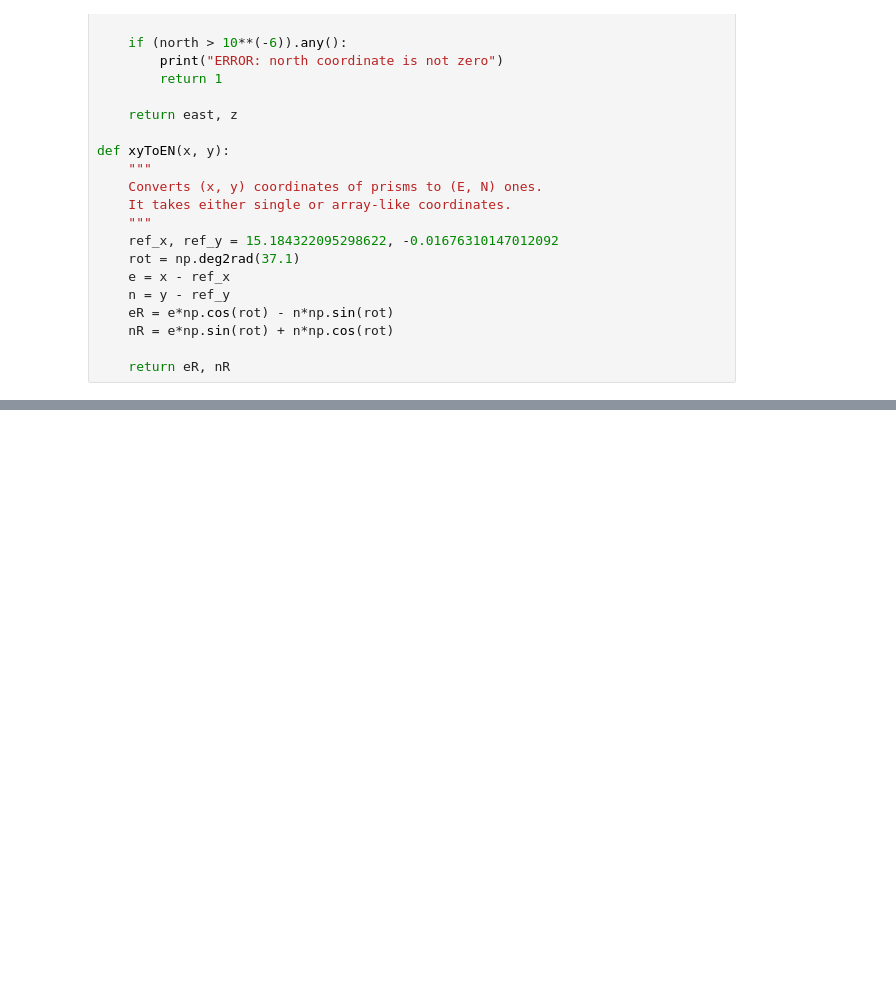
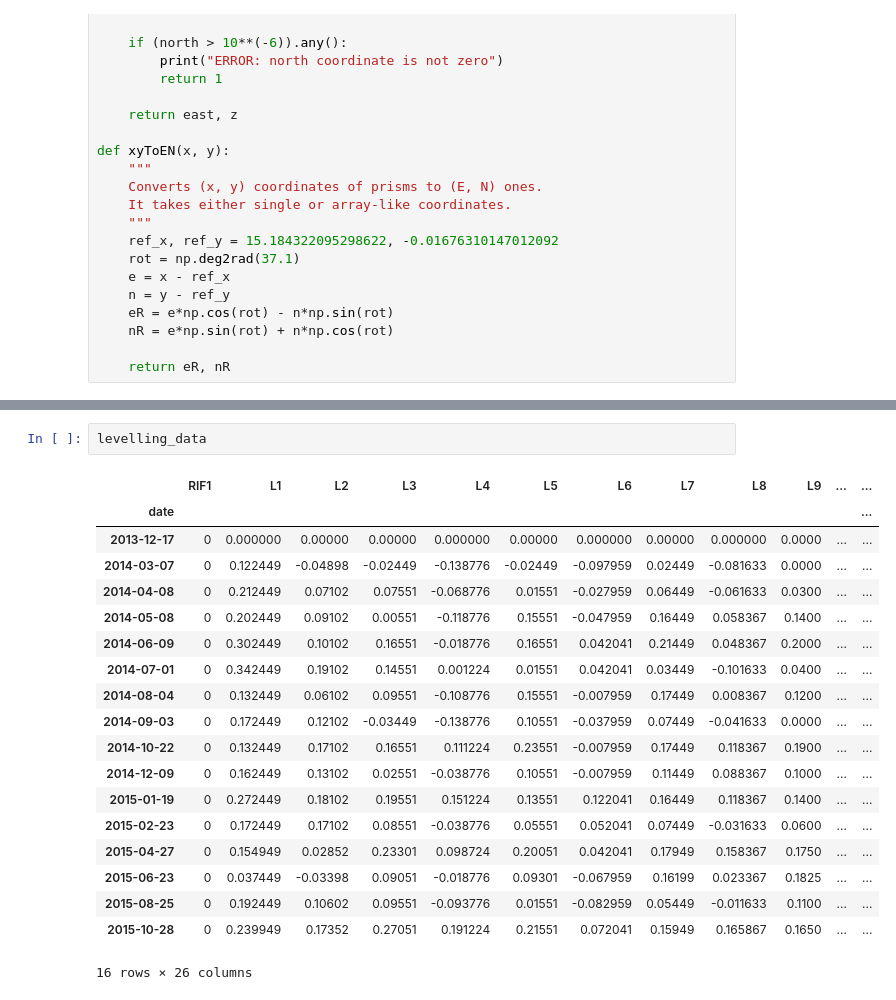
Before and after one commit to carloresta/baptistery-data, a Jupyter notebook: testing.ipynb, the cells around one changed output, grey strips where cells are left out. Cells and saved outputs as stored; diff of their text form; blank space fills up the shorter version.

Commit message:
Add levelling checks

```diff
--- a/testing.ipynb
+++ b/testing.ipynb
@@ -244 +257,23 @@ def figureSectionSelection(selected_prisms):
+# %%
+levelling_data
+# %% [output]
+|  | RIF1 | L1 | L2 | L3 | L4 | L5 | L6 | L7 | L8 | L9 | ... | ... |
+| date |  |  |  |  |  |  |  |  |  |  |  | ... |
+| 2013-12-17 | 0 | 0.000000 | 0.00000 | 0.00000 | 0.000000 | 0.00000 | 0.000000 | 0.00000 | 0.000000 | 0.0000 | ... | ... |
+| 2014-03-07 | 0 | 0.122449 | -0.04898 | -0.02449 | -0.138776 | -0.02449 | -0.097959 | 0.02449 | -0.081633 | 0.0000 | ... | ... |
+| 2014-04-08 | 0 | 0.212449 | 0.07102 | 0.07551 | -0.068776 | 0.01551 | -0.027959 | 0.06449 | -0.061633 | 0.0300 | ... | ... |
+| 2014-05-08 | 0 | 0.202449 | 0.09102 | 0.00551 | -0.118776 | 0.15551 | -0.047959 | 0.16449 | 0.058367 | 0.1400 | ... | ... |
+| 2014-06-09 | 0 | 0.302449 | 0.10102 | 0.16551 | -0.018776 | 0.16551 | 0.042041 | 0.21449 | 0.048367 | 0.2000 | ... | ... |
+| 2014-07-01 | 0 | 0.342449 | 0.19102 | 0.14551 | 0.001224 | 0.01551 | 0.042041 | 0.03449 | -0.101633 | 0.0400 | ... | ... |
+| 2014-08-04 | 0 | 0.132449 | 0.06102 | 0.09551 | -0.108776 | 0.15551 | -0.007959 | 0.17449 | 0.008367 | 0.1200 | ... | ... |
+| 2014-09-03 | 0 | 0.172449 | 0.12102 | -0.03449 | -0.138776 | 0.10551 | -0.037959 | 0.07449 | -0.041633 | 0.0000 | ... | ... |
+| 2014-10-22 | 0 | 0.132449 | 0.17102 | 0.16551 | 0.111224 | 0.23551 | -0.007959 | 0.17449 | 0.118367 | 0.1900 | ... | ... |
+| 2014-12-09 | 0 | 0.162449 | 0.13102 | 0.02551 | -0.038776 | 0.10551 | -0.007959 | 0.11449 | 0.088367 | 0.1000 | ... | ... |
+| 2015-01-19 | 0 | 0.272449 | 0.18102 | 0.19551 | 0.151224 | 0.13551 | 0.122041 | 0.16449 | 0.118367 | 0.1400 | ... | ... |
+| 2015-02-23 | 0 | 0.172449 | 0.17102 | 0.08551 | -0.038776 | 0.05551 | 0.052041 | 0.07449 | -0.031633 | 0.0600 | ... | ... |
+| 2015-04-27 | 0 | 0.154949 | 0.02852 | 0.23301 | 0.098724 | 0.20051 | 0.042041 | 0.17949 | 0.158367 | 0.1750 | ... | ... |
+| 2015-06-23 | 0 | 0.037449 | -0.03398 | 0.09051 | -0.018776 | 0.09301 | -0.067959 | 0.16199 | 0.023367 | 0.1825 | ... | ... |
+| 2015-08-25 | 0 | 0.192449 | 0.10602 | 0.09551 | -0.093776 | 0.01551 | -0.082959 | 0.05449 | -0.011633 | 0.1100 | ... | ... |
+| 2015-10-28 | 0 | 0.239949 | 0.17352 | 0.27051 | 0.191224 | 0.21551 | 0.072041 | 0.15949 | 0.165867 | 0.1650 | ... | ... |
+16 rows × 26 columns
 # %%
```
Also changed, not shown: parts of 11 cells of this notebook, 1 other file.
